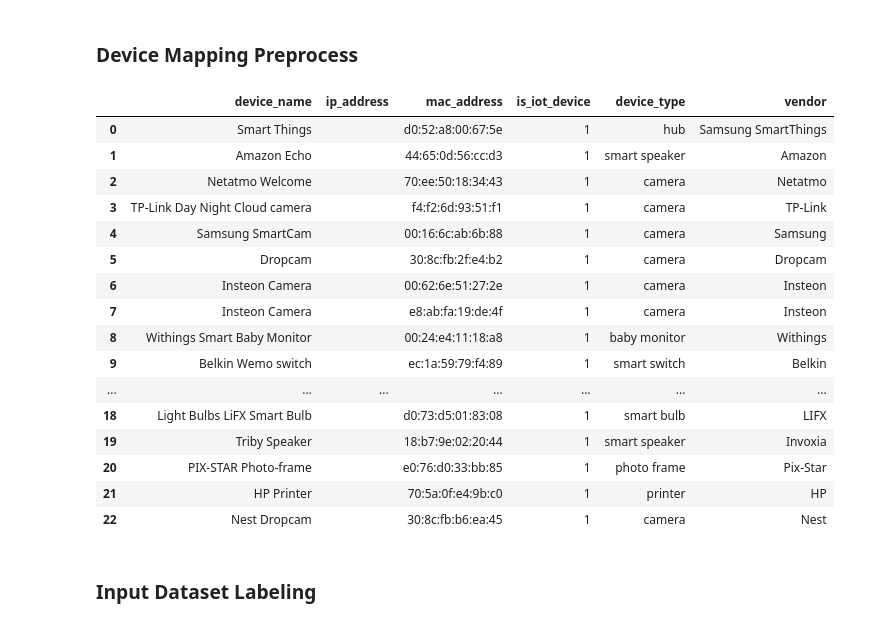
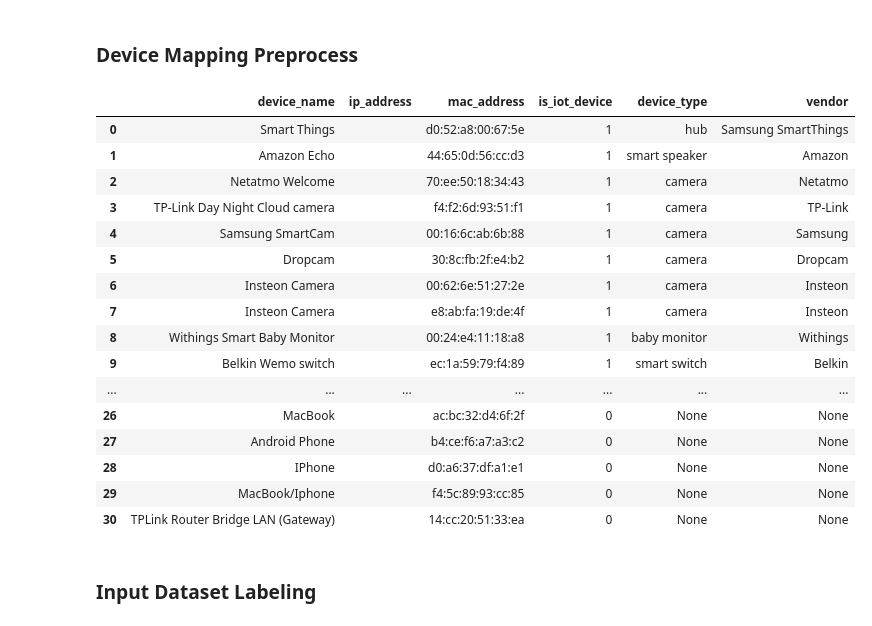
Before and after one commit to dtuan2604/NetSysResearch, a Jupyter notebook: experiment/working/experiment/preprocess-device-list.ipynb, the cells around one changed output. Drawn from its saved outputs; the diff is of its cells as text; code cells hidden in the pictures.

```diff
--- a/experiment/working/experiment/preprocess-device-list.ipynb
+++ b/experiment/working/experiment/preprocess-device-list.ipynb
@@ -99,41 +99,50 @@ def parse_list_of_devices(device_list_path: str) -> pd.DataFrame:
                         "device_name": device_name,
                         "ip_address": ip_address,
                         "mac_address": mac_address,
-                        "is_iot_device": 1 if iot_label is not None else 0,
-                        "device_type": iot_label["device_type"] if iot_label else None,
-                        "vendor": iot_label["vendor"] if iot_label else None,
+                        "is_iot_device": 1,
+                        "device_type": iot_label["device_type"],
+                        "vendor": iot_label["vendor"],
                     }
                 )
+            else:
+                records.append({
+                    "device_name": device_name,
+                    "ip_address": ip_address,
+                    "mac_address": mac_address,
+                    "is_iot_device": 0,
+                    "device_type": None,
+                    "vendor": None,
+                })
 
     device_mapping = pd.DataFrame(records, columns=DEVICE_MAPPING_COLUMNS, dtype=object)
     return device_mapping
 
 
 device_mapping_1 = parse_list_of_devices(DEVICE_LIST_1)
 dataset1_device_mapping_folder = device_mapping_folder + "/" + dataset1
 os.makedirs(dataset1_device_mapping_folder, exist_ok=True)
 device_mapping_1_output_path = os.path.join(dataset1_device_mapping_folder, "list_of_devices_processed.csv")
 device_mapping_1.to_csv(device_mapping_1_output_path, index=False, na_rep="None")
 
 device_mapping_1
 # %% [output]
 |  | device_name | ip_address | mac_address | is_iot_device | device_type | vendor |
 | 0 | Smart Things |  | d0:52:a8:00:67:5e | 1 | hub | Samsung SmartThings |
 | 1 | Amazon Echo |  | 44:65:0d:56:cc:d3 | 1 | smart speaker | Amazon |
 | 2 | Netatmo Welcome |  | 70:ee:50:18:34:43 | 1 | camera | Netatmo |
 | 3 | TP-Link Day Night Cloud camera |  | f4:f2:6d:93:51:f1 | 1 | camera | TP-Link |
 | 4 | Samsung SmartCam |  | 00:16:6c:ab:6b:88 | 1 | camera | Samsung |
 | 5 | Dropcam |  | 30:8c:fb:2f:e4:b2 | 1 | camera | Dropcam |
 | 6 | Insteon Camera |  | 00:62:6e:51:27:2e | 1 | camera | Insteon |
 | 7 | Insteon Camera |  | e8:ab:fa:19:de:4f | 1 | camera | Insteon |
 | 8 | Withings Smart Baby Monitor |  | 00:24:e4:11:18:a8 | 1 | baby monitor | Withings |
 | 9 | Belkin Wemo switch |  | ec:1a:59:79:f4:89 | 1 | smart switch | Belkin |
 | ... | ... | ... | ... | ... | ... | ... |
-| 18 | Light Bulbs LiFX Smart Bulb |  | d0:73:d5:01:83:08 | 1 | smart bulb | LIFX |
-| 19 | Triby Speaker |  | 18:b7:9e:02:20:44 | 1 | smart speaker | Invoxia |
-| 20 | PIX-STAR Photo-frame |  | e0:76:d0:33:bb:85 | 1 | photo frame | Pix-Star |
-| 21 | HP Printer |  | 70:5a:0f:e4:9b:c0 | 1 | printer | HP |
-| 22 | Nest Dropcam |  | 30:8c:fb:b6:ea:45 | 1 | camera | Nest |
+| 26 | MacBook |  | ac:bc:32:d4:6f:2f | 0 | None | None |
+| 27 | Android Phone |  | b4:ce:f6:a7:a3:c2 | 0 | None | None |
+| 28 | IPhone |  | d0:a6:37:df:a1:e1 | 0 | None | None |
+| 29 | MacBook/Iphone |  | f4:5c:89:93:cc:85 | 0 | None | None |
+| 30 | TPLink Router Bridge LAN (Gateway) |  | 14:cc:20:51:33:ea | 0 | None | None |
 # %% [markdown]
 ### Input Dataset Labeling
 # %% [markdown]
```
Also changed, not shown: 2 other files.
